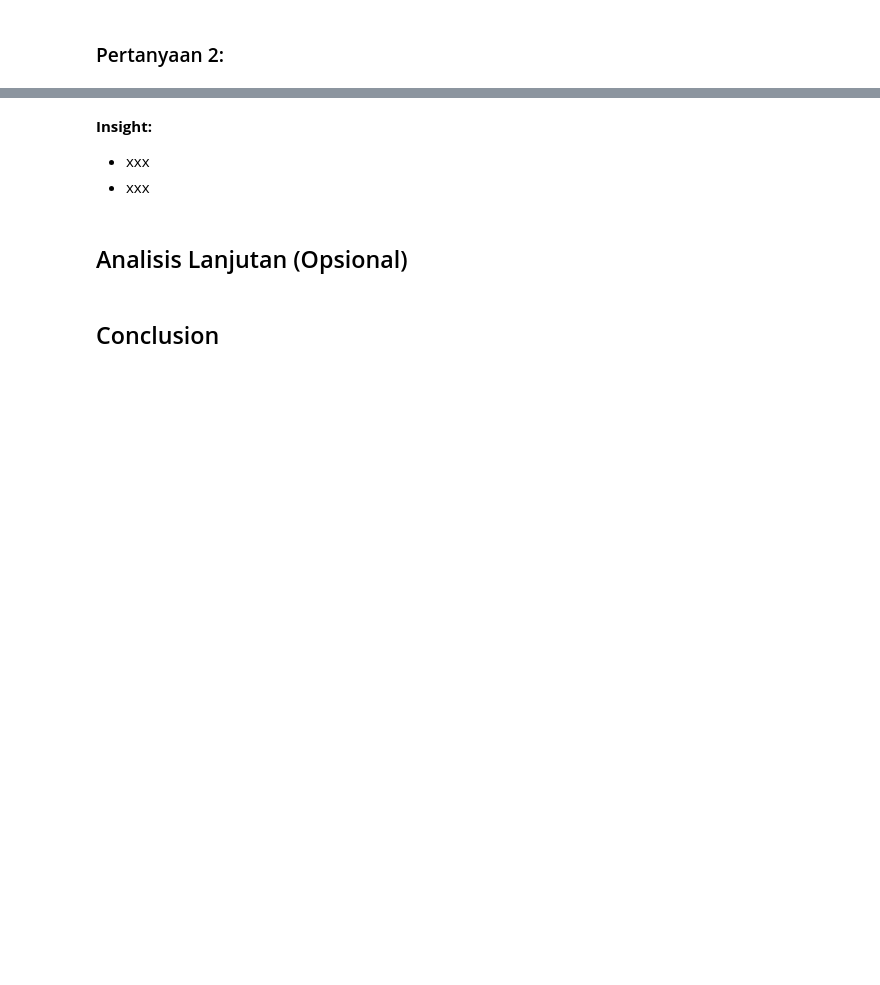
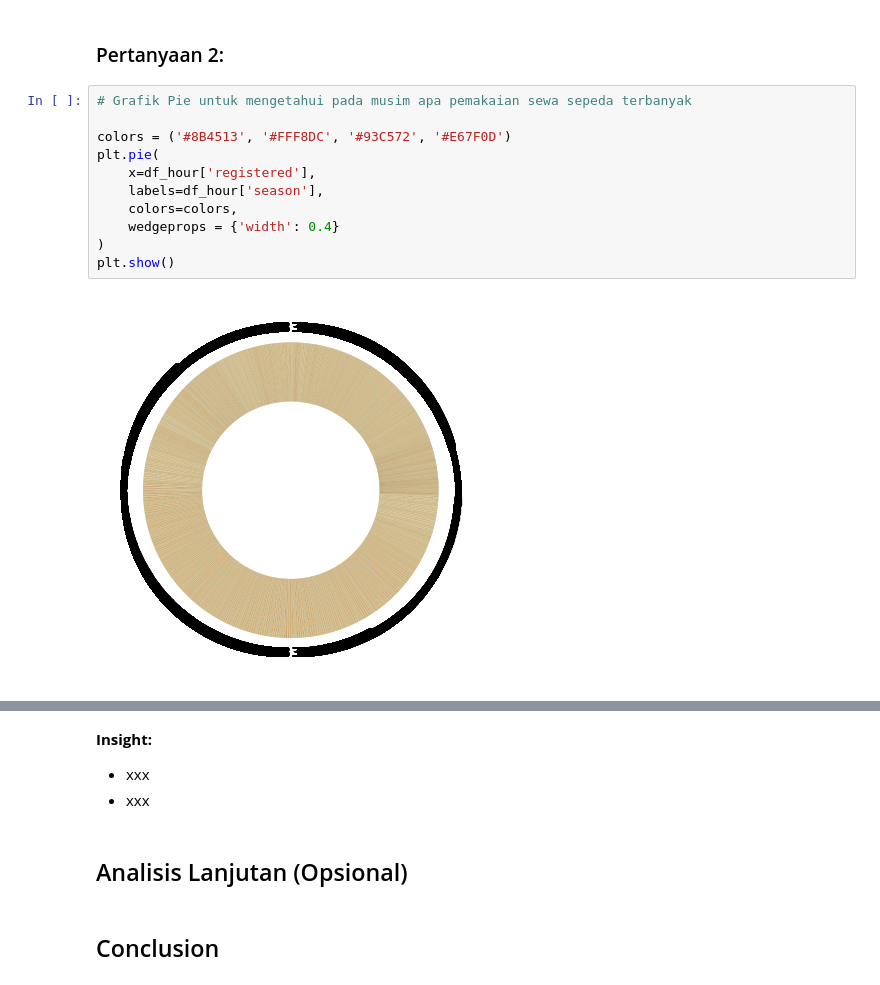
Before and after one commit to agayatri123/Proyek-Analisa-Data, a Jupyter notebook: Proyek_Analisis_Data.ipynb, the cells around one changed output, grey strips where cells are left out. Drawn from its saved outputs; the diff is of its cells as text; blank space fills up the shorter version.

```diff
--- a/Proyek_Analisis_Data.ipynb
+++ b/Proyek_Analisis_Data.ipynb
@@ -225,2 +249,15 @@ df_hour.groupby(by="mnth").max()
 # %% [markdown]
 ### Pertanyaan 2:
+# %%
+# Grafik Pie untuk mengetahui pada musim apa pemakaian sewa sepeda terbanyak
+
+colors = ('#8B4513', '#FFF8DC', '#93C572', '#E67F0D')
+plt.pie(
+    x=df_hour['registered'],
+    labels=df_hour['season'],
+    colors=colors,
+    wedgeprops = {'width': 0.4}
+)
+plt.show()
+# %% [output]
+[figure, added]
```
Also changed, not shown: parts of 3 cells of this notebook.
